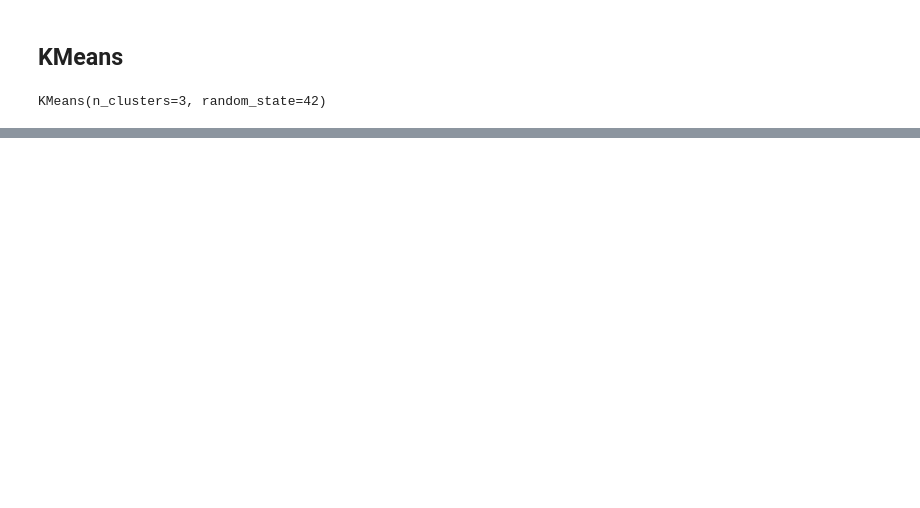
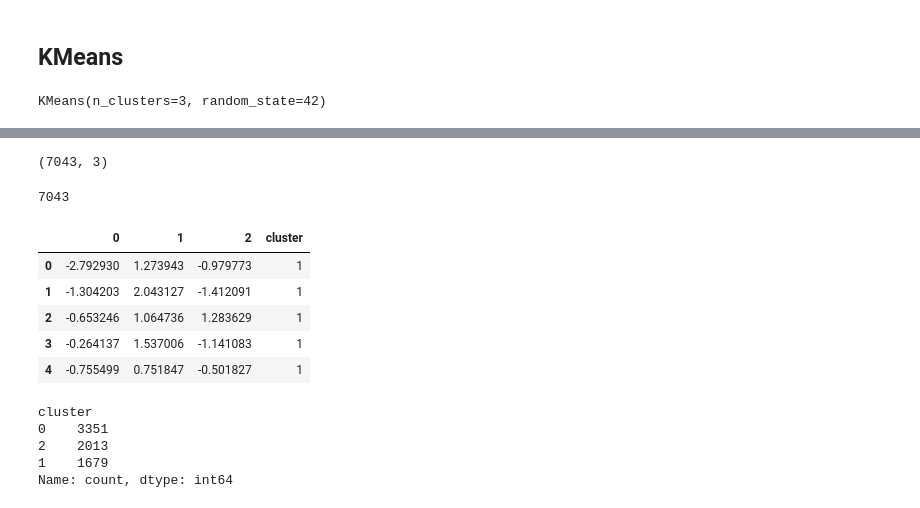
Before and after one commit to lis497/UCBerkeley-Haas-ML, a Jupyter notebook: M6/M6_TryIt2_Customer_Segmentation.ipynb, the cells around one changed output, grey strips where cells are left out. Saved outputs shown, nothing was run; the diff lists cells and outputs as text; code cells hidden in the pictures; blank space fills up the shorter version.

```diff
--- a/M6/M6_TryIt2_Customer_Segmentation.ipynb
+++ b/M6/M6_TryIt2_Customer_Segmentation.ipynb
@@ -198,0 +209,27 @@ KMeans(n_clusters=3, random_state=42)
+# %%
+df_clustered.shape
+# %% [output]
+(7043, 3)
+# %%
+len(kmeans.labels_)
+# %% [output]
+7043
+# %%
+#df_clustered = df
+df_clustered['cluster'] = kmeans.labels_
+df_clustered.head()
+# %% [output]
+|  | 0 | 1 | 2 | cluster |
+| 0 | -2.792930 | 1.273943 | -0.979773 | 1 |
+| 1 | -1.304203 | 2.043127 | -1.412091 | 1 |
+| 2 | -0.653246 | 1.064736 | 1.283629 | 1 |
+| 3 | -0.264137 | 1.537006 | -1.141083 | 1 |
+| 4 | -0.755499 | 0.751847 | -0.501827 | 1 |
+# %%
+df_clustered['cluster'].value_counts()
+# %% [output]
+cluster
+0    3351
+2    2013
+1    1679
+Name: count, dtype: int64
```
Also changed, not shown: parts of 8 cells of this notebook.
